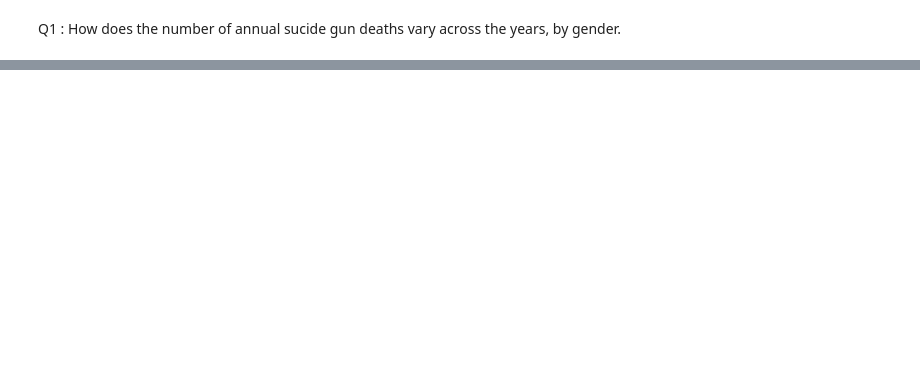
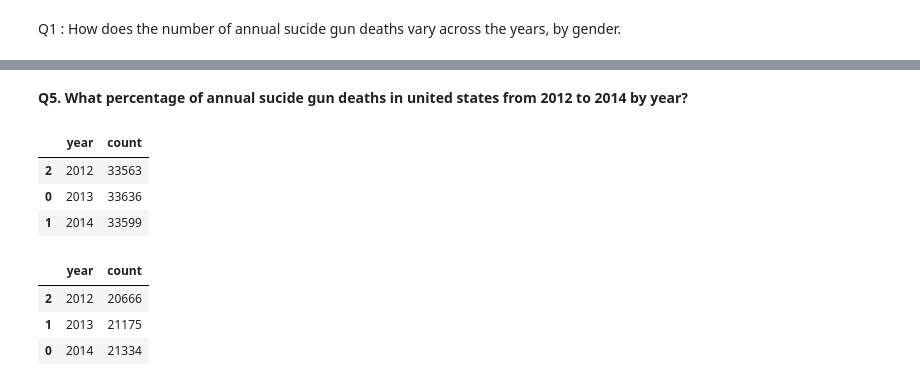
Before and after one commit to R4j4n/Semester2, a Jupyter notebook: 103/week4.ipynb, the cells around one changed output, grey strips where cells are left out. Drawn from its saved outputs; the diff is of its cells as text; code cells hidden in the pictures; blank space fills up the shorter version.

```diff
--- a/103/week4.ipynb
+++ b/103/week4.ipynb
@@ -36,0 +88,2 @@ plt.show()
+# %% [markdown]
+**Q5. What percentage of annual sucide gun deaths in united states from 2012 to 2014 by year?**
@@ -36,0 +92,16 @@ plt.show()
+# %%
+overall_by_year = df["year"].value_counts().reset_index().sort_values('year')
+overall_by_year
+# %% [output]
+|  | year | count |
+| 2 | 2012 | 33563 |
+| 0 | 2013 | 33636 |
+| 1 | 2014 | 33599 |
+# %%
+filtered_by_year = filtered["year"].value_counts().reset_index().sort_values('year')
+filtered_by_year
+# %% [output]
+|  | year | count |
+| 2 | 2012 | 20666 |
+| 1 | 2013 | 21175 |
+| 0 | 2014 | 21334 |
```
Also changed, not shown: parts of 9 cells of this notebook.
